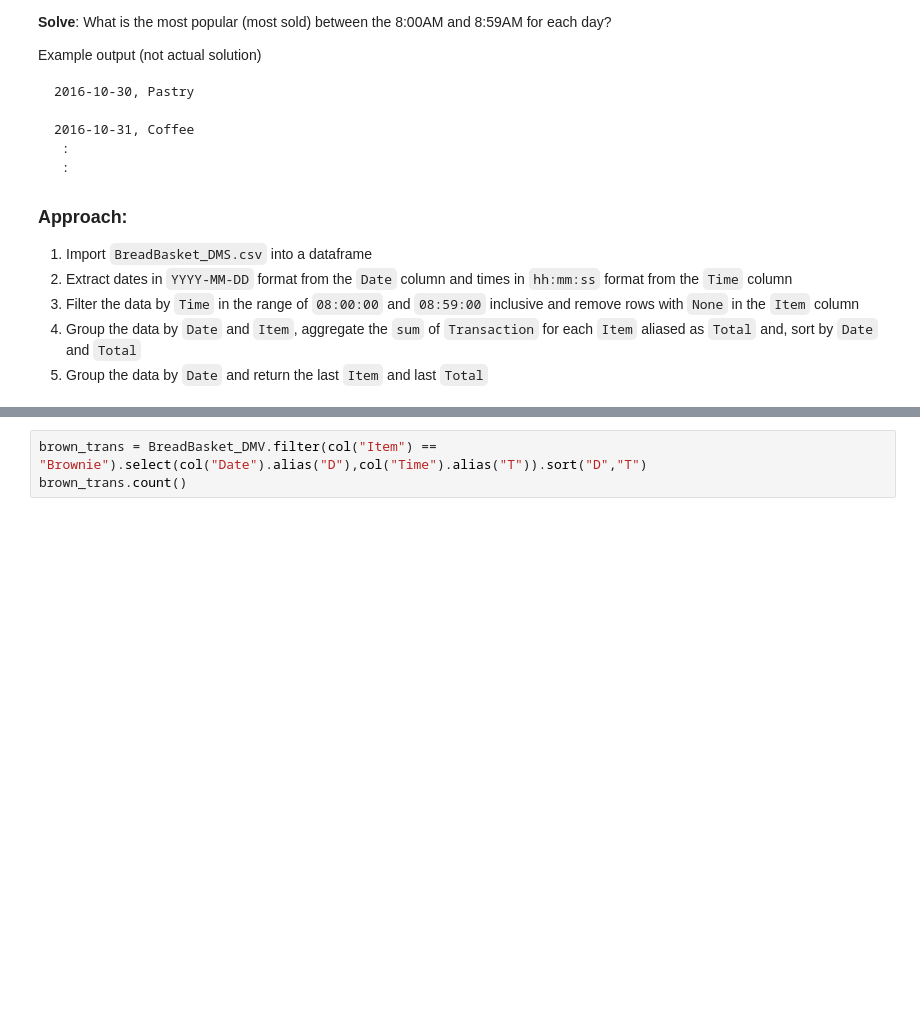
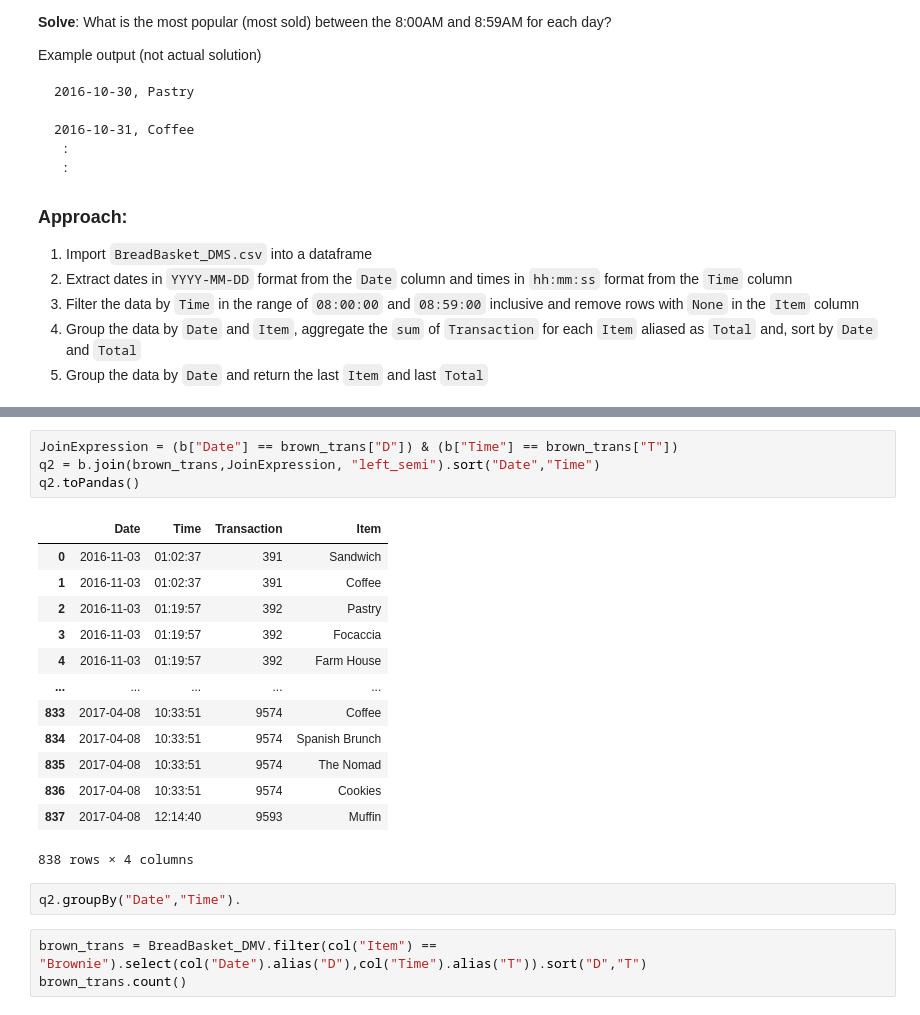
Before and after one commit to Alaqian/Big-Data-Code, a Jupyter notebook: Spark/aaz7118-hw2.ipynb, the cells around one changed output, grey strips where cells are left out. Saved outputs shown, nothing was run; the diff lists cells and outputs as text; blank space fills up the shorter version.

```diff
--- a/Spark/aaz7118-hw2.ipynb
+++ b/Spark/aaz7118-hw2.ipynb
@@ -95,3 +127,23 @@ q2 = BreadBasket_DMV.join(brown_trans,JoinExpression).sort("Date","Time")
+# %%
+JoinExpression = (b["Date"] == brown_trans["D"]) & (b["Time"] == brown_trans["T"])
+q2 = b.join(brown_trans,JoinExpression, "left_semi").sort("Date","Time")
+q2.toPandas()
+# %% [output]
+|  | Date | Time | Transaction | Item |
+| 0 | 2016-11-03 | 01:02:37 | 391 | Sandwich |
+| 1 | 2016-11-03 | 01:02:37 | 391 | Coffee |
+| 2 | 2016-11-03 | 01:19:57 | 392 | Pastry |
+| 3 | 2016-11-03 | 01:19:57 | 392 | Focaccia |
+| 4 | 2016-11-03 | 01:19:57 | 392 | Farm House |
+| ... | ... | ... | ... | ... |
+| 833 | 2017-04-08 | 10:33:51 | 9574 | Coffee |
+| 834 | 2017-04-08 | 10:33:51 | 9574 | Spanish Brunch |
+| 835 | 2017-04-08 | 10:33:51 | 9574 | The Nomad |
+| 836 | 2017-04-08 | 10:33:51 | 9574 | Cookies |
+| 837 | 2017-04-08 | 12:14:40 | 9593 | Muffin |
+838 rows × 4 columns
+# %%
+q2.groupBy("Date","Time").
 # %%
 brown_trans = BreadBasket_DMV.filter(col("Item") == "Brownie").select(col("Date").alias("D"),col("Time").alias("T")).sort("D","T")
 brown_trans.count()
```
Also changed, not shown: parts of 6 cells of this notebook.
